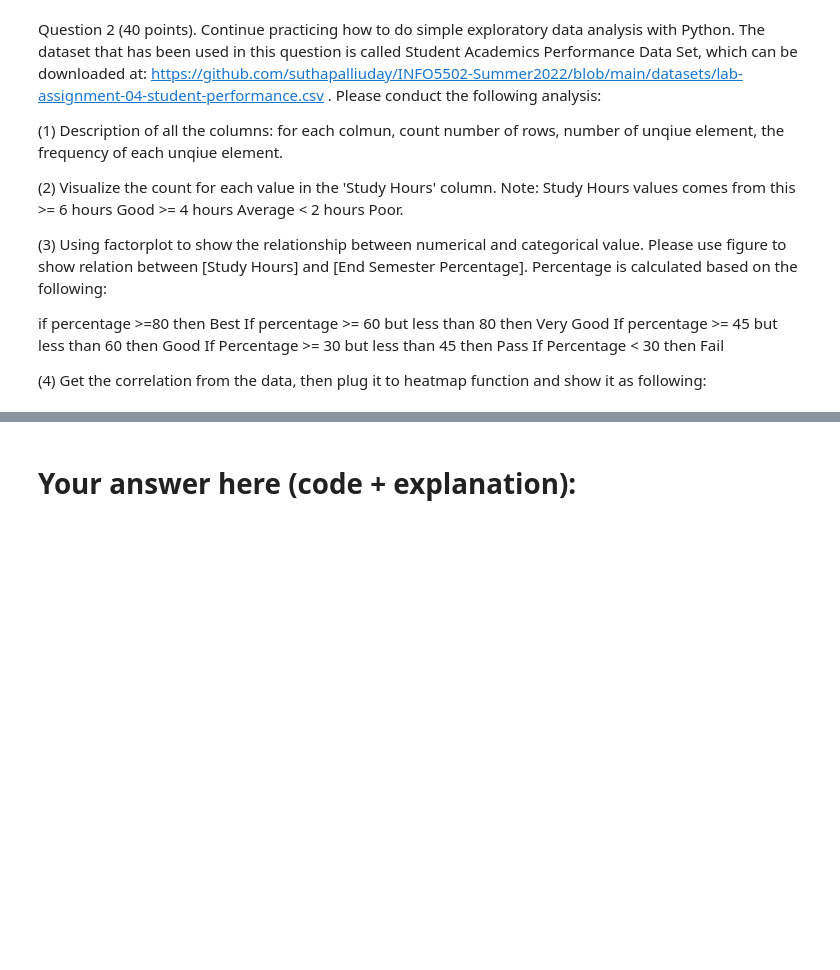
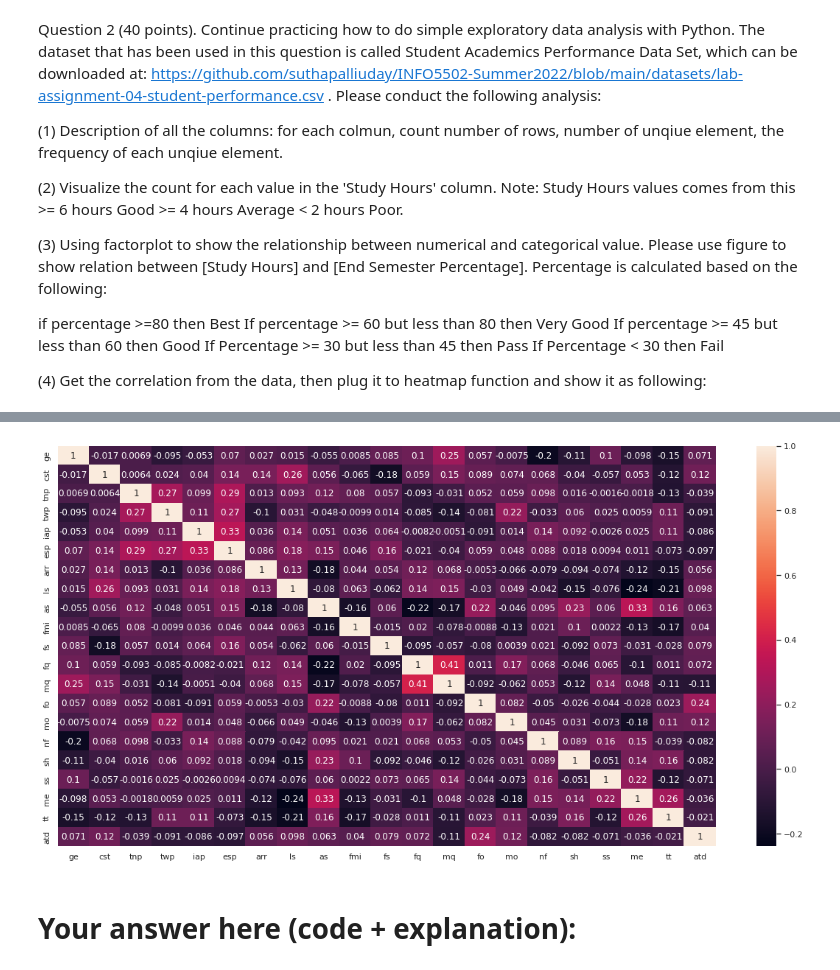
Before and after one commit to SYAMINILINGAMPALLI/SYAMINI_INFO5502_SPRING2022, a Jupyter notebook: lab_assignment_04.ipynb, the cells around one changed output, grey strips where cells are left out. Cells and saved outputs as stored; diff of their text form; code cells hidden in the pictures; blank space fills up the shorter version.

```diff
--- a/lab_assignment_04.ipynb
+++ b/lab_assignment_04.ipynb
@@ -79,2 +225,27 @@ If Percentage < 30 then Fail
+# %%
+from sklearn import preprocessing
+import seaborn as sea
+lE = preprocessing.LabelEncoder()
+def counter (fd):
+    columnsToEncode = list(df.select_dtypes(include=['category','object']))
+    lE = preprocessing.LabelEncoder()
+    # we convert categorical columns data into numerical data
+    for feature in columnsToEncode:
+        try:
+            df[feature] = lE.fit_transform(df[feature])
+        except:
+            print('Error encoding '+feature)
+    return df
+
+fd1 = counter(df)
+
+fd1 = fd1.drop('ms', axis = 1)
+
+corr = fd1.corr()
+sea.set(rc = {'figure.figsize':(20,10)})
+sea.heatmap(corr,annot=True)
+mpl.show()
+# %% [output]
+[figure, added]
 # %% [markdown]
 # Your answer here (code + explanation):
```
Also changed, not shown: parts of 10 cells of this notebook.
